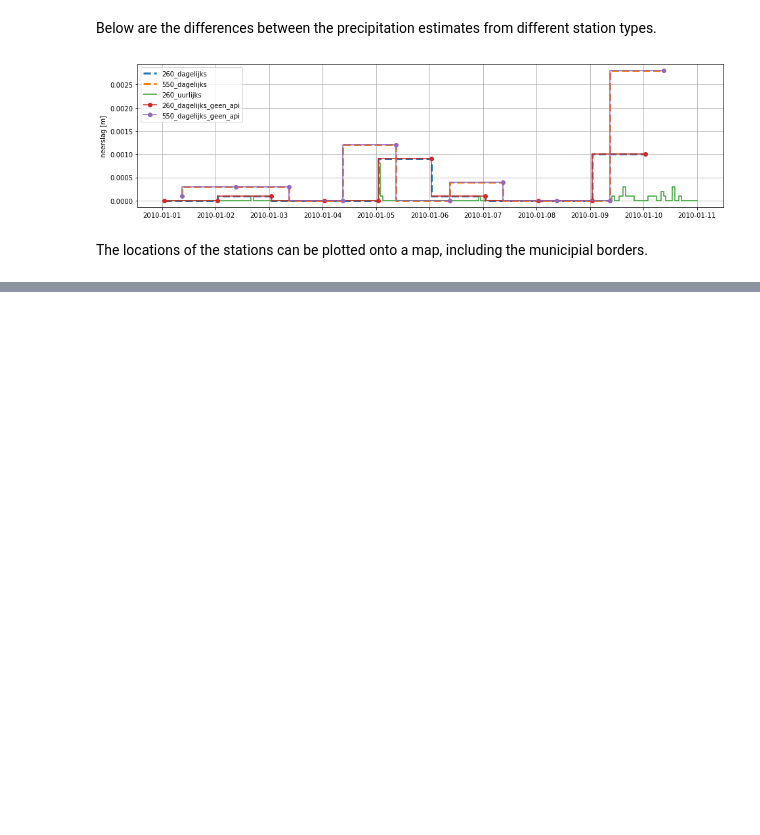
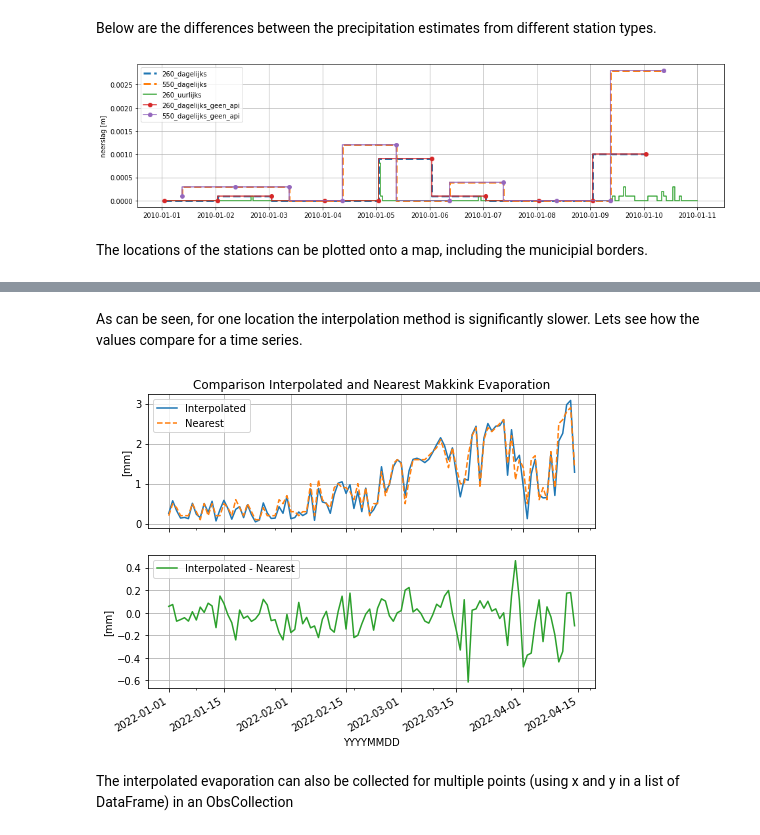
Before and after one commit to ArtesiaWater/hydropandas, a Jupyter notebook: examples/02_knmi_observations.ipynb, the cells around one changed output, grey strips where cells are left out. Saved outputs shown, nothing was run; the diff lists cells and outputs as text; code cells hidden in the pictures; blank space fills up the shorter version.

```diff
--- a/examples/02_knmi_observations.ipynb
+++ b/examples/02_knmi_observations.ipynb
@@ -330,0 +460,6 @@ ax.legend();
+# %%
+%%time
+sd = '2022-01-01'
+ed = '2022-04-14'
+et1 = hpd.EvaporationObs.from_xy(100000, 330000, startdate=sd, enddate=ed, method='interpolation') * 1000
+et1
@@ -330,0 +482,4 @@ ax.legend();
+# %%
+%%time
+et2 = hpd.EvaporationObs.from_xy(100000, 330000, startdate=sd, enddate=ed, method='nearest') * 1000
+et2
@@ -330,0 +501,19 @@ ax.legend();
+# %% [markdown]
+As can be seen, for one location the interpolation method is significantly slower. Lets see how the values compare for a time series.
+# %%
+fig, ax = plt.subplots(2, 1, figsize=(8,6), sharex=True)
+et1.plot(ax=ax[0])
+et2.plot(ax=ax[0], linestyle='--', color='C1')
+ax[0].set_title('Comparison Interpolated and Nearest Makkink Evaporation')
+ax[0].set_ylabel('[mm]')
+ax[0].grid()
+ax[0].legend(['Interpolated', 'Nearest'])
+
+(et1.squeeze()-et2.squeeze()).plot(ax=ax[1], color='C2')
+ax[1].set_ylabel('[mm]')
+ax[1].grid()
+ax[1].legend(['Interpolated - Nearest']);
+# %% [output]
+[figure, added]
+# %% [markdown]
+The interpolated evaporation can also be collected for multiple points (using x and y in a list of DataFrame) in an ObsCollection
```
Also changed, not shown: parts of 39 cells of this notebook, 1 other file.
